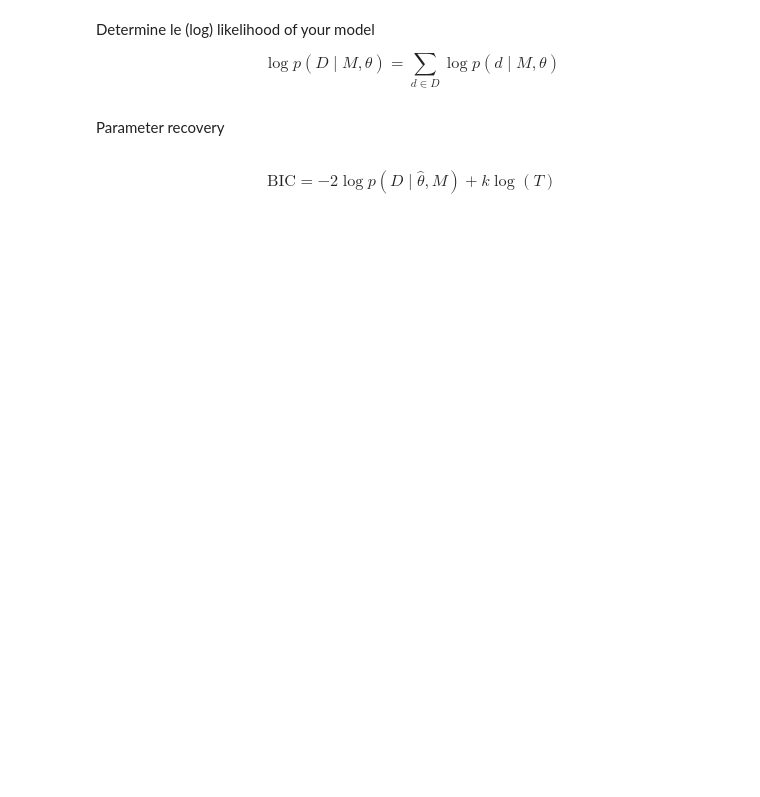
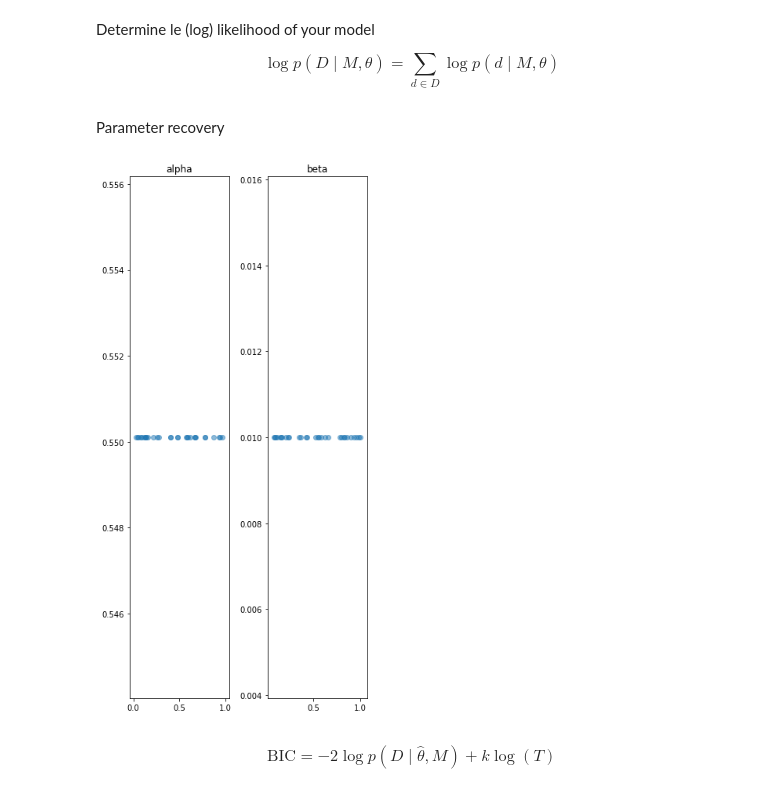
Before and after one commit to AurelienNioche/LectureCognitiveModeling, a Jupyter notebook: main.ipynb, the cells around one changed output. Drawn from its saved outputs; the diff is of its cells as text; code cells hidden in the pictures; blank space fills up the shorter version.

```diff
--- a/main.ipynb
+++ b/main.ipynb
@@ -320,33 +352,41 @@ for i in range(n_sets):
 # %%
 def scatter(data):
+
+    keys = sorted(data.keys())
+    n_keys = len(keys)
+
     # Create fig
-    fig, axes = plt.subplots(nrows=len(data.keys()), figsize=(5, 10))
+    fig, axes = plt.subplots(ncols=n_keys, figsize=(5, 10))
 
-    i = 0
-    for title, array_like in sorted(data.items()):
+    for i in range(n_keys):
 
         ax = axes[i]
+        k = keys[i]
 
-        x, y = array_like
+        title = k
+
+        x, y = data[k]
 
         ax.scatter(x, y, alpha=0.5)
 
         ax.set_title(title)
 
-        max_ = max(x+y)
-        min_ = min(x+y)
+        # max_ = max(x+y)
+        # min_ = min(x+y)
+        #
+        # ax.set_xlim(min_, max_)
+        # ax.set_ylim(min_, max_)
 
-        ax.set_xlim(min_, max_)
-        ax.set_ylim(min_, max_)
+        # ticks_positions = [round(j, 2) for j in np.linspace(min_, max_, 3)]
 
-        ticks_positions = [round(i, 2) for i in np.linspace(min_, max_, 3)]
+        # ax.set_xticks(ticks_positions)
+        # ax.set_yticks(ticks_positions)
 
-        ax.set_xticks(ticks_positions)
-        ax.set_yticks(ticks_positions)
+        # ax.set_aspect(1)
 
-        ax.set_aspect(1)
-        i += 1
-
-def correlation(x, y):
-    cor, p = scipy.stats.pearsonr(x, y)
-    return cor, p
+    plt.tight_layout()
+    plt.show()
+# %%
+scatter(param_rcv)
+# %% [output]
+[figure, added]
```
Also changed, not shown: parts of 7 cells of this notebook.
